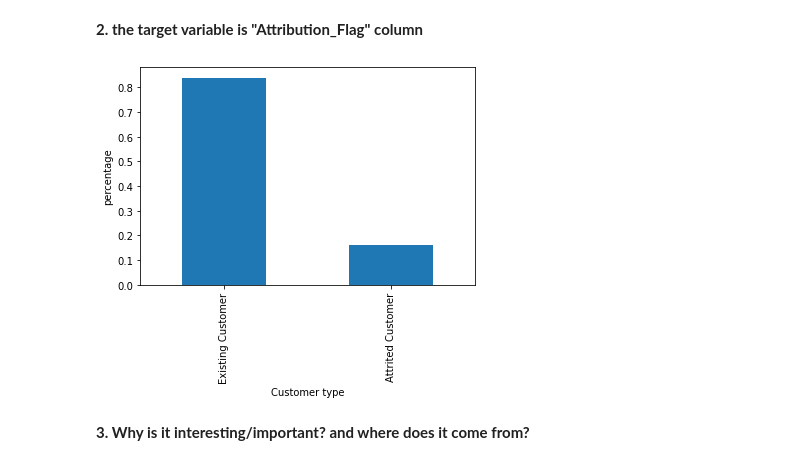
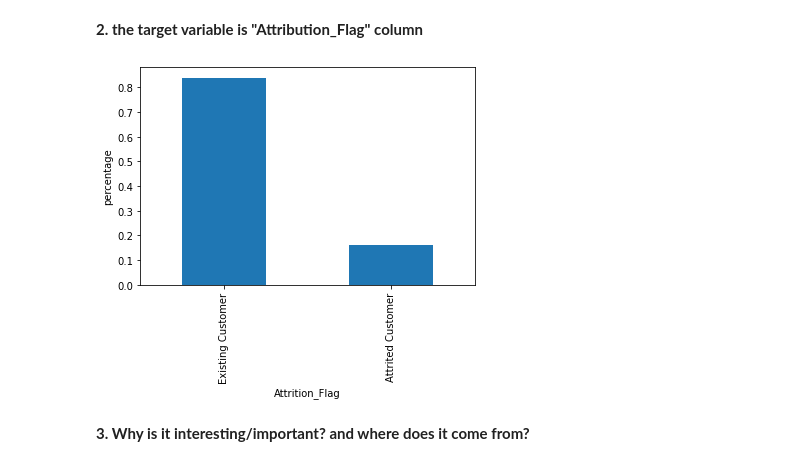
Before and after one commit to YingfeiHong01/Data1030-FinalProject, a Jupyter notebook: src/midterm project.ipynb, the cells around one changed output. Cells and saved outputs as stored; diff of their text form; code cells hidden in the pictures.

```diff
--- a/src/midterm project.ipynb
+++ b/src/midterm project.ipynb
@@ -29,14 +29,14 @@ A manager at the bank is disturbed with more and more customers leaving their cr
 **2. the target variable is "Attribution_Flag" column**
 # %%
 pd.value_counts(data['Attrition_Flag'],normalize=True).plot.bar()
-plt.xlabel("Customer type")
+plt.xlabel("Attrition_Flag")
 plt.ylabel("percentage")
 plt.savefig(root_dir+"/figures/Attrition_Flag.png",transparent = True,bbox_inches='tight')
 plt.show()
 #Attrited customer is the "churned" customer and the its proportion is about 16.07%. So it is an imbalanced dataset.
 #It is a typical classification task.
 # %% [output]
-[figure, old version]
+[figure, new version]
 # %% [markdown]
 **3. Why is it interesting/important? and where does it come from?**
 # %% [markdown]
```
Also changed, not shown: 3 other files.
